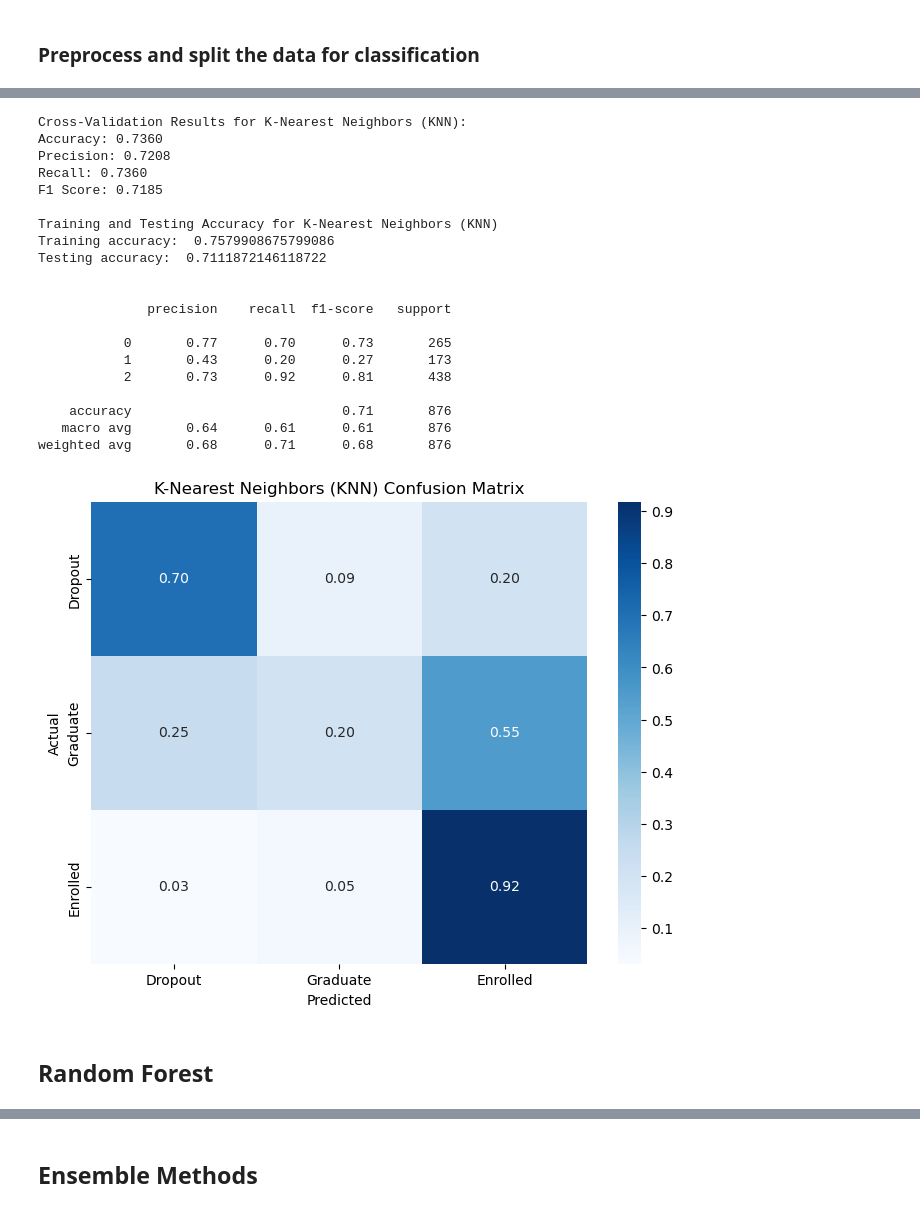
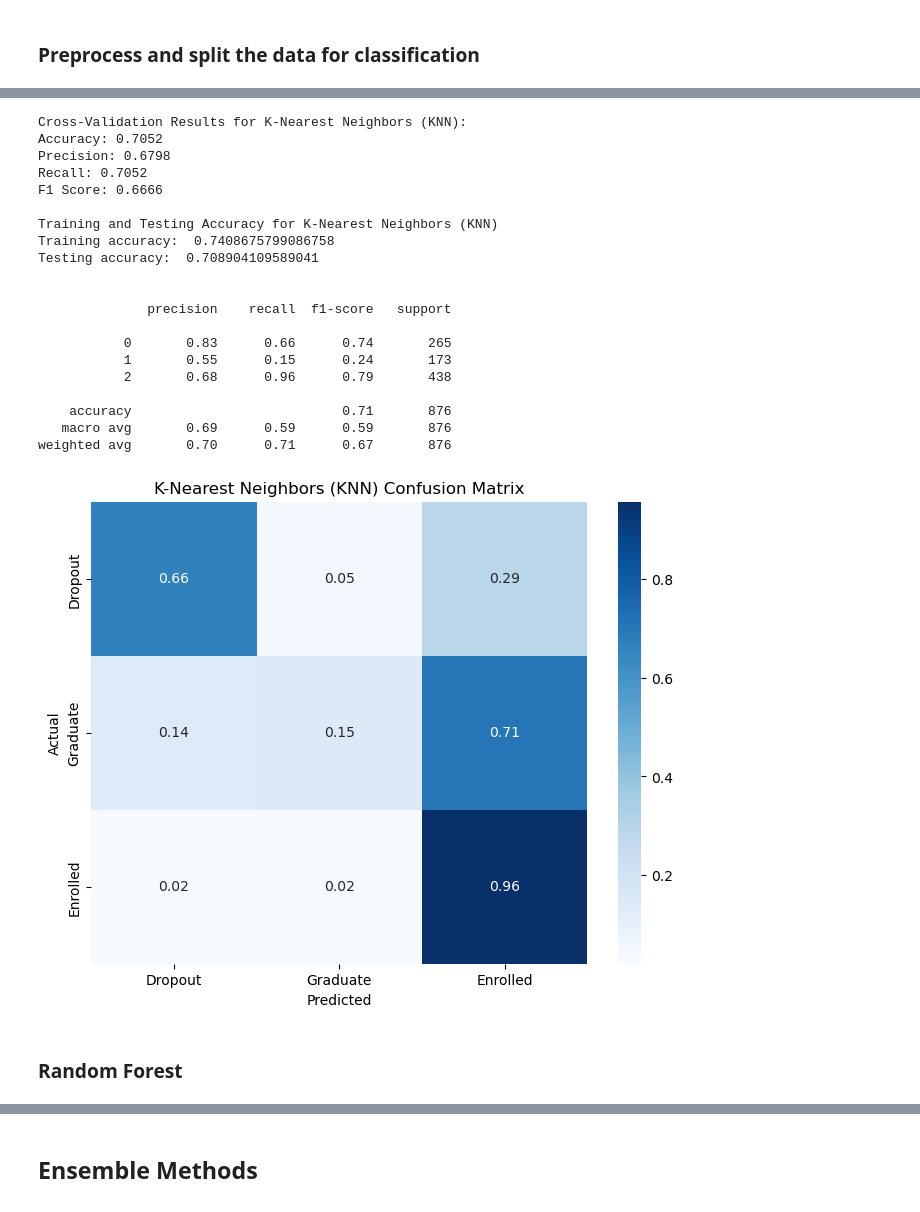
Before and after one commit to junyao0525/dm-ass, a Jupyter notebook: notebooks/main.ipynb, the cells around one changed output, grey strips where cells are left out. Cells and saved outputs as stored; diff of their text form; code cells hidden in the pictures.

```diff
--- a/notebooks/main.ipynb
+++ b/notebooks/main.ipynb
@@ -568,13 +587,9 @@ Duplicate Count After Cleaning:  0
 # %% [markdown]
 ### Normalize the numerical data
-# %%
-numeric_data = cleaned_data.select_dtypes(include='number')
-
-data_min = numeric_data.min()
-data_max = numeric_data.max()
-
-for i in numeric_data.columns:
-    cleaned_data[i] = (numeric_data[i] - data_min[i]) / (data_max[i] - data_min[i])
+# %%
+numeric_data = cleaned_data.select_dtypes(include='number')
+scaler = StandardScaler()
+cleaned_data[numeric_data.columns] = scaler.fit_transform(numeric_data)
 # %%
 display(cleaned_data)
 # %% [output]
@@ -653,17 +685,5 @@ def print_classification_report(k, title, acc, precision, recall, score):
 # %%
 def perform_cross_validation(classifier, X_train, y_train, k=10,model_name=""):
-    """
-    Perform k-fold cross-validation and print classification metrics.
-
-    Parameters:
-    - classifier: Scikit-Learn classifier object
-    - X_train: Training feature set
-    - y_train: Training labels
-    - k: Number of cross-validation folds (default=10)
-
-    Returns:
-    - cv_results: Dictionary containing cross-validation results
-    """
 
     # Set up scoring metrics
     scoring = {
@@ -771,0 +815,2 @@ weighted avg       0.70      0.73      0.70       876
+# %%
+dt_classifier, _ = validate_decision_tree_criteria(X_train, y_train, X_test, y_test)
@@ -857,34 +952,34 @@ plt.show()
 # %%
 # Step 3: Train the KNN model
-knn_num = KNeighborsClassifier(n_neighbors=19)
+knn_num = KNeighborsClassifier(n_neighbors=17)
 knn_num = knn_num.fit(X_train, y_train)
 
 # Step 1: show cross validation results
 cv_results_knn = perform_cross_validation(knn_num, X_train, y_train, model_name="K-Nearest Neighbors (KNN)")
 # %% [output]
 Cross-Validation Results for K-Nearest Neighbors (KNN):
-Accuracy: 0.7360
-Precision: 0.7208
-Recall: 0.7360
-F1 Score: 0.7185
+Accuracy: 0.7052
+Precision: 0.6798
+Recall: 0.7052
+F1 Score: 0.6666
 
 Training and Testing Accuracy for K-Nearest Neighbors (KNN)
-Training accuracy:  0.7579908675799086
-Testing accuracy:  0.7111872146118722
+Training accuracy:  0.7408675799086758
+Testing accuracy:  0.708904109589041
 
 
               precision    recall  f1-score   support
 
-           0       0.77      0.70      0.73       265
-           1       0.43      0.20      0.27       173
-           2       0.73      0.92      0.81       438
+           0       0.83      0.66      0.74       265
+           1       0.55      0.15      0.24       173
+           2       0.68      0.96      0.79       438
 
     accuracy                           0.71       876
-   macro avg       0.64      0.61      0.61       876
-weighted avg       0.68      0.71      0.68       876
+   macro avg       0.69      0.59      0.59       876
+weighted avg       0.70      0.71      0.67       876
-[figure, old version]
+[figure, new version]
 # %% [markdown]
-## **Random Forest**
+### **Random Forest**
 # %%
 # Step 1: Train the Random Forest model
 rf_classifier = RandomForestClassifier(n_estimators=100, random_state=42)
```
Also changed, not shown: parts of 33 cells of this notebook.
